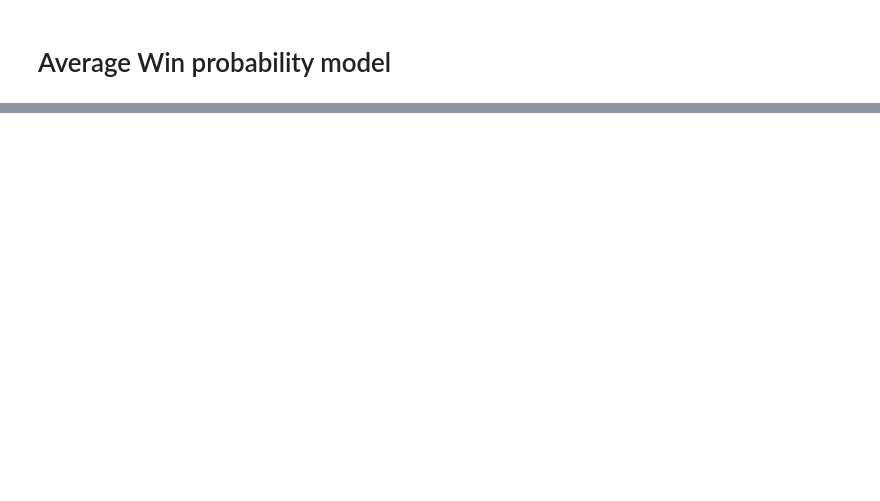
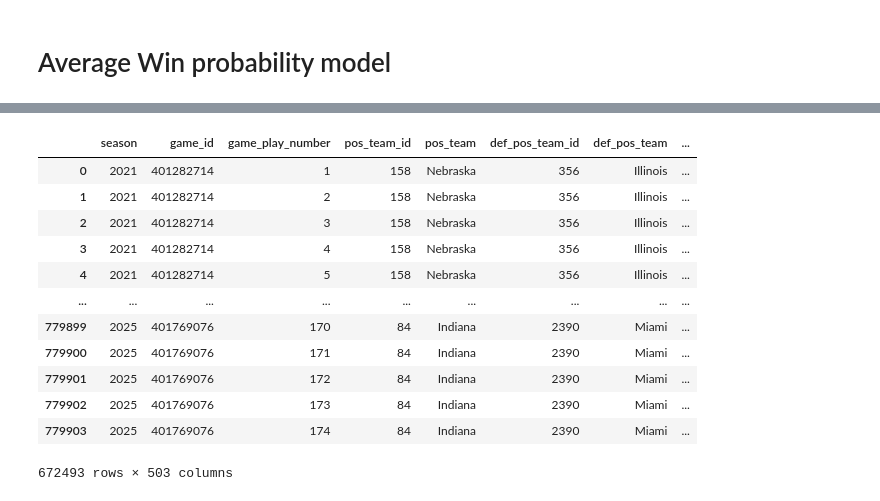
Before and after one commit to ahaze65/SPOA_4001_HW4, a Jupyter notebook: models.ipynb, the cells around one changed output, grey strips where cells are left out. Saved outputs shown, nothing was run; the diff lists cells and outputs as text; code cells hidden in the pictures; blank space fills up the shorter version.

```diff
--- a/models.ipynb
+++ b/models.ipynb
@@ -709,0 +702,5 @@ for yr in sorted(ratings_by_season['season'].unique()):
+# %%
+# Examine the available columns of the play by play data
+col_list = cfb_data.columns.tolist()
+pd.set_option('display.max_seq_items', None)
+print("\n".join(cfb_data.columns))
@@ -709,0 +725,9 @@ for yr in sorted(ratings_by_season['season'].unique()):
+# %%
+# make total yards on the play variable replaced by statYardage
+#cfb_data['yds_play'] = cfb_data['yds_rushed'] + cfb_data['yds_receiving'] + cfb_data['yds_penalty'] + cfb_data['yds_sacked']
+
+# net pasing yards = passing yards - sack yards
+cfb_data['net_passing_yards'] = cfb_data['yds_receiving'] - cfb_data['yds_sacked']
+
+# third down conversion rate
+cfb_data['third_down_conversion'] = np.where(cfb_data['down_3'] == 1, np.where(cfb_data['first_down_created'] == 1, 1, 0), np.nan)
@@ -709,0 +738,16 @@ for yr in sorted(ratings_by_season['season'].unique()):
+# %%
+cfb_data_no_na
+# %% [output]
+|  | season | game_id | game_play_number | pos_team_id | pos_team | def_pos_team_id | def_pos_team | ... |
+| 0 | 2021 | 401282714 | 1 | 158 | Nebraska | 356 | Illinois | ... |
+| 1 | 2021 | 401282714 | 2 | 158 | Nebraska | 356 | Illinois | ... |
+| 2 | 2021 | 401282714 | 3 | 158 | Nebraska | 356 | Illinois | ... |
+| 3 | 2021 | 401282714 | 4 | 158 | Nebraska | 356 | Illinois | ... |
+| 4 | 2021 | 401282714 | 5 | 158 | Nebraska | 356 | Illinois | ... |
+| ... | ... | ... | ... | ... | ... | ... | ... | ... |
+| 779899 | 2025 | 401769076 | 170 | 84 | Indiana | 2390 | Miami | ... |
+| 779900 | 2025 | 401769076 | 171 | 84 | Indiana | 2390 | Miami | ... |
+| 779901 | 2025 | 401769076 | 172 | 84 | Indiana | 2390 | Miami | ... |
+| 779902 | 2025 | 401769076 | 173 | 84 | Indiana | 2390 | Miami | ... |
+| 779903 | 2025 | 401769076 | 174 | 84 | Indiana | 2390 | Miami | ... |
+672493 rows × 503 columns
```
Also changed, not shown: parts of 30 cells of this notebook.
